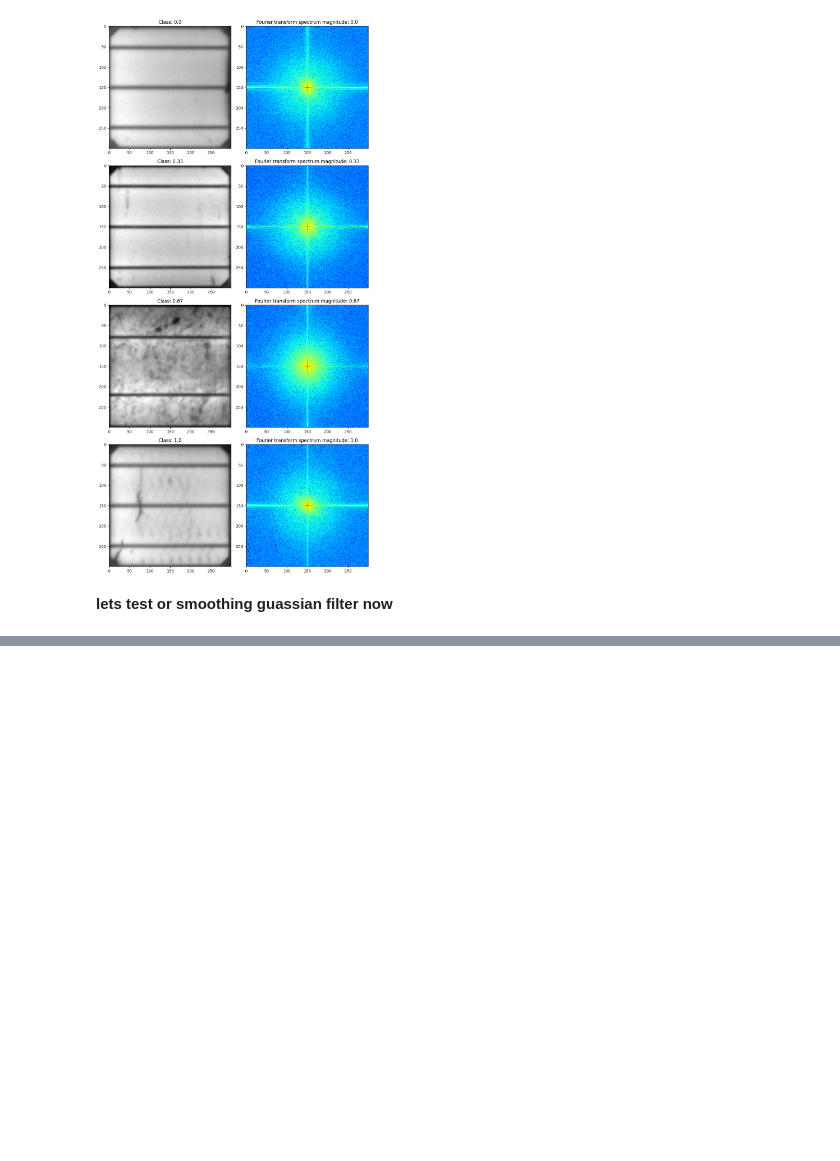
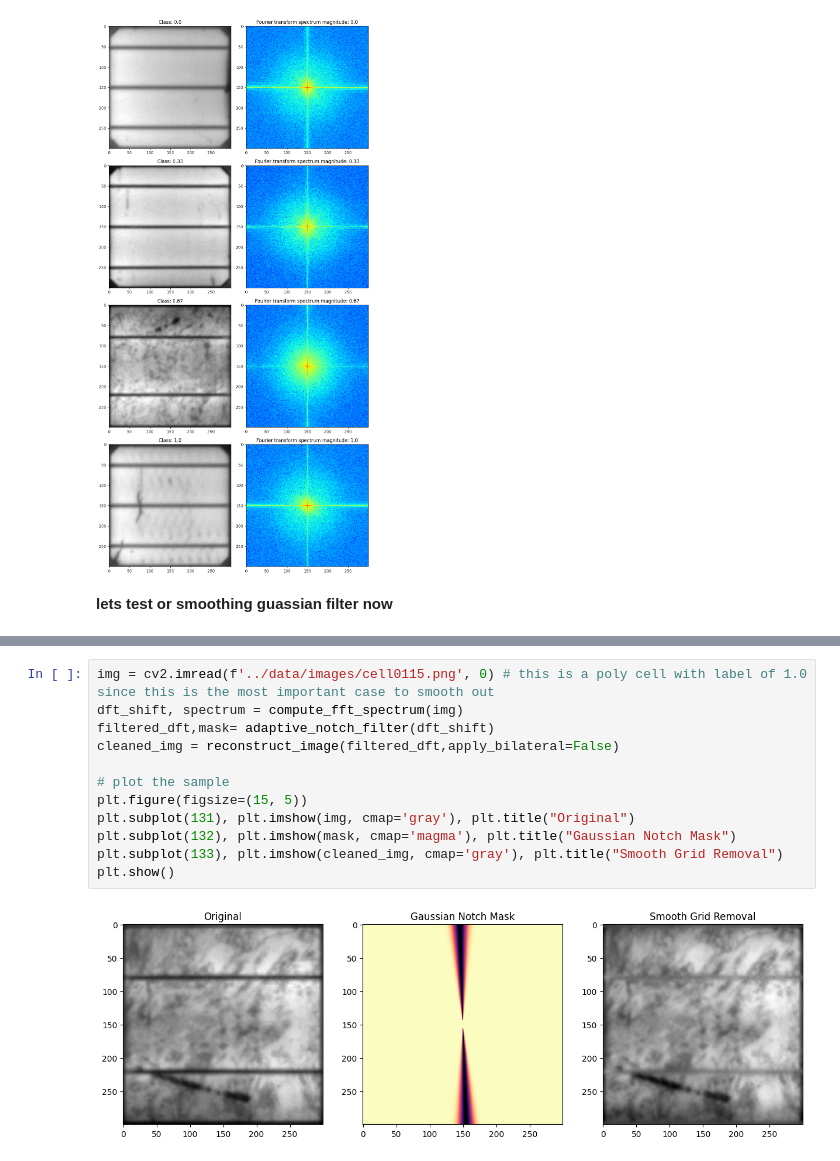
Before and after one commit to Mahmoud-N-Elmallah/Deep-Photonics-Reliability, a Jupyter notebook: src/image_processing.ipynb, the cells around one changed output, grey strips where cells are left out. Cells and saved outputs as stored; diff of their text form; blank space fills up the shorter version.

```diff
--- a/src/EDA.ipynb
+++ b/src/image_processing.ipynb
@@ -53,0 +51,14 @@ plt.show()
+# %%
+img = cv2.imread(f'../data/images/cell0115.png', 0) # this is a poly cell with label of 1.0 since this is the most important case to smooth out
+dft_shift, spectrum = compute_fft_spectrum(img)
+filtered_dft,mask= adaptive_notch_filter(dft_shift)
+cleaned_img = reconstruct_image(filtered_dft,apply_bilateral=False)
+
+# plot the sample
+plt.figure(figsize=(15, 5))
+plt.subplot(131), plt.imshow(img, cmap='gray'), plt.title("Original")
+plt.subplot(132), plt.imshow(mask, cmap='magma'), plt.title("Gaussian Notch Mask")
+plt.subplot(133), plt.imshow(cleaned_img, cmap='gray'), plt.title("Smooth Grid Removal")
+plt.show()
+# %% [output]
+[figure, added]
```
Also changed, not shown: parts of 2 cells of this notebook, 9 other files.
